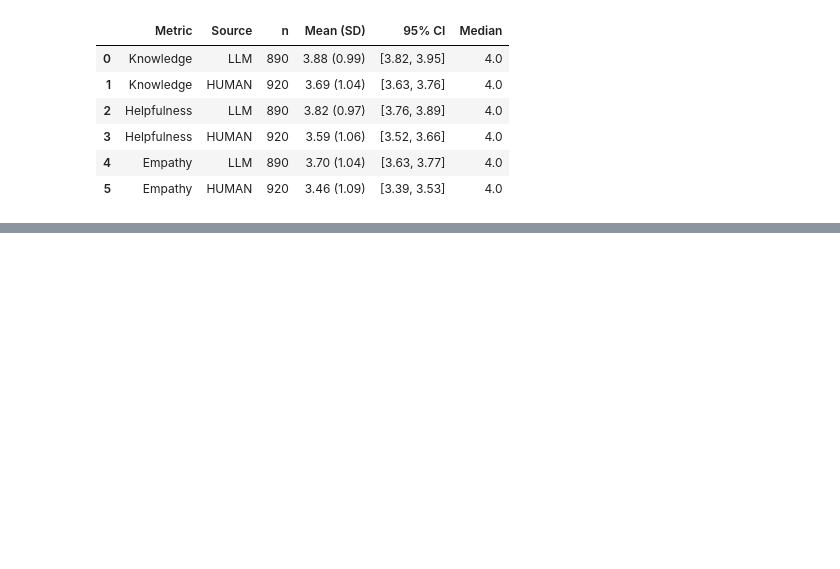
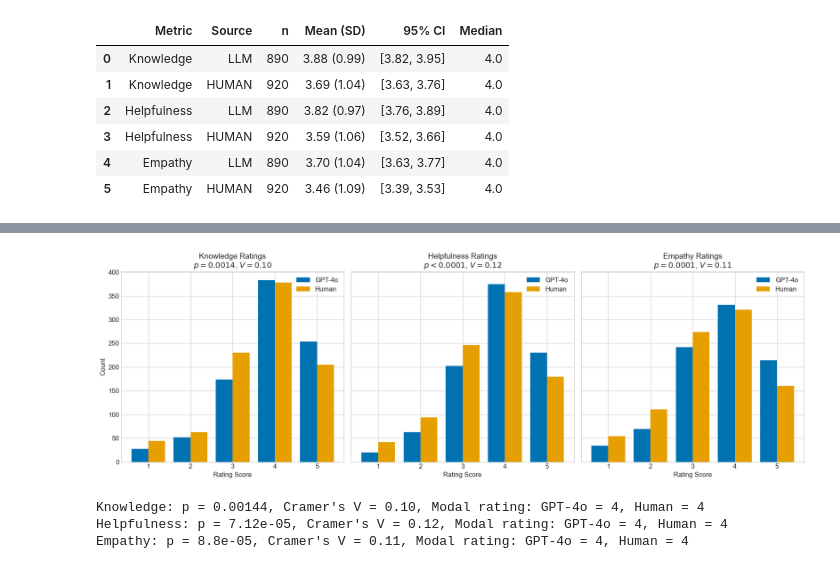
Before and after one commit to alu042/HumanVsRobot, a Jupyter notebook: data_analysis/diaguide_analysis.ipynb, the cells around one changed output, grey strips where cells are left out. Drawn from its saved outputs; the diff is of its cells as text; code cells hidden in the pictures; blank space fills up the shorter version.

Commit message:
Updated diaguide_analysis to cover the methods and results in the manuscript

```diff
--- a/data_analysis/diaguide_analysis.ipynb
+++ b/data_analysis/diaguide_analysis.ipynb
@@ -265,0 +519,11 @@ desc_stats_table
+# %%
+# Map actual education levels to three groups
+edu_map_adhoc = {
+    'grunnskole': 'Primary/Lower Secondary',
+    'hoyere_1_3': 'Higher Ed <3 Years',
+    'hoyere_4_5': 'Higher Ed ≥3 Years',
+    'hoyere_6_pluss': 'Higher Ed ≥3 Years',
+    'doktorgrad': 'Higher Ed ≥3 Years',
+    'prefer_not_to_say': None  # Exclude from analysis
+}
+df['edu_group_adhoc'] = df['education_level'].map(edu_map_adhoc)
@@ -265,0 +601,58 @@ desc_stats_table
+# %%
+# Define metrics and titles
+metrics = ['knowledge', 'helpfulness', 'empathy']
+titles = [
+    'Knowledge Ratings\n$p = 0.0014$, $V = 0.10$',
+    'Helpfulness Ratings\n$p < 0.0001$, $V = 0.12$',
+    'Empathy Ratings\n$p = 0.0001$, $V = 0.11$'
+]
+colors = ['#0072B2', '#E69F00']  # Blue for LLM, Orange for Human
+
+fig, axes = plt.subplots(1, 3, figsize=(18, 6), sharey=True)
+
+for i, (metric, title) in enumerate(zip(metrics, titles)):
+    ax = axes[i]
+    # Prepare data for plotting
+    data_llm = df[df['source'].str.lower() == 'llm'][metric]
+    data_human = df[df['source'].str.lower() == 'human'][metric]
+    # Count ratings for each score (1-5)
+    llm_counts = data_llm.value_counts().sort_index()
+    human_counts = data_human.value_counts().sort_index()
+    # Ensure all rating values (1-5) are present
+    index = np.arange(1, 6)
+    llm_counts = llm_counts.reindex(index, fill_value=0)
+    human_counts = human_counts.reindex(index, fill_value=0)
+    # Bar width and positions
+    bar_width = 0.4
+    ax.bar(index - bar_width/2, llm_counts, width=bar_width, color=colors[0], label='GPT-4o')
+    ax.bar(index + bar_width/2, human_counts, width=bar_width, color=colors[1], label='Human')
+    # Titles and labels
+    ax.set_title(title, fontsize=14)
+    ax.set_xlabel('Rating Score', fontsize=12)
+    if i == 0:
+        ax.set_ylabel('Count', fontsize=12)
+    ax.set_xticks(index)
+    ax.set_xticklabels(index)
+    ax.legend()
+
+plt.tight_layout()
+fig.savefig('./Figs/figure_2_main_findings.png', dpi=300, bbox_inches='tight')
+fig.savefig('./Figs/figure_2_main_findings.pdf', bbox_inches='tight')
+plt.show()
+# %% [output]
+[figure, added]
+# %%
+# --- Statistical tests and modal ratings ---
+for metric in metrics:
+    contingency = pd.crosstab(df['source'], df[metric])
+    chi2, p, dof, expected = chi2_contingency(contingency)
+    n = contingency.sum().sum()
+    cramers_v = np.sqrt(chi2 / (n * (min(contingency.shape) - 1)))
+    # Modal rating
+    mode_llm = df[df['source'] == 'llm'][metric].mode()[0]
+    mode_human = df[df['source'] == 'human'][metric].mode()[0]
+    print(f"{metric.capitalize()}: p = {p:.3g}, Cramer's V = {cramers_v:.2f}, Modal rating: GPT-4o = {mode_llm}, Human = {mode_human}")
+# %% [output]
+Knowledge: p = 0.00144, Cramer's V = 0.10, Modal rating: GPT-4o = 4, Human = 4
+Helpfulness: p = 7.12e-05, Cramer's V = 0.12, Modal rating: GPT-4o = 4, Human = 4
+Empathy: p = 8.8e-05, Cramer's V = 0.11, Modal rating: GPT-4o = 4, Human = 4
```
Also changed, not shown: parts of 61 cells of this notebook, 11 other files.
